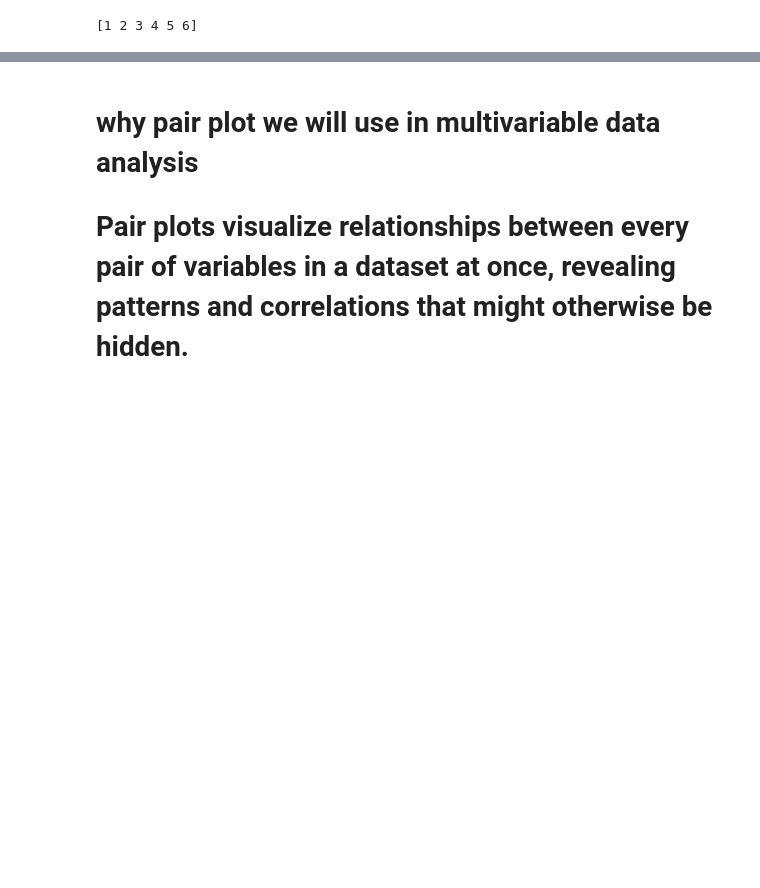
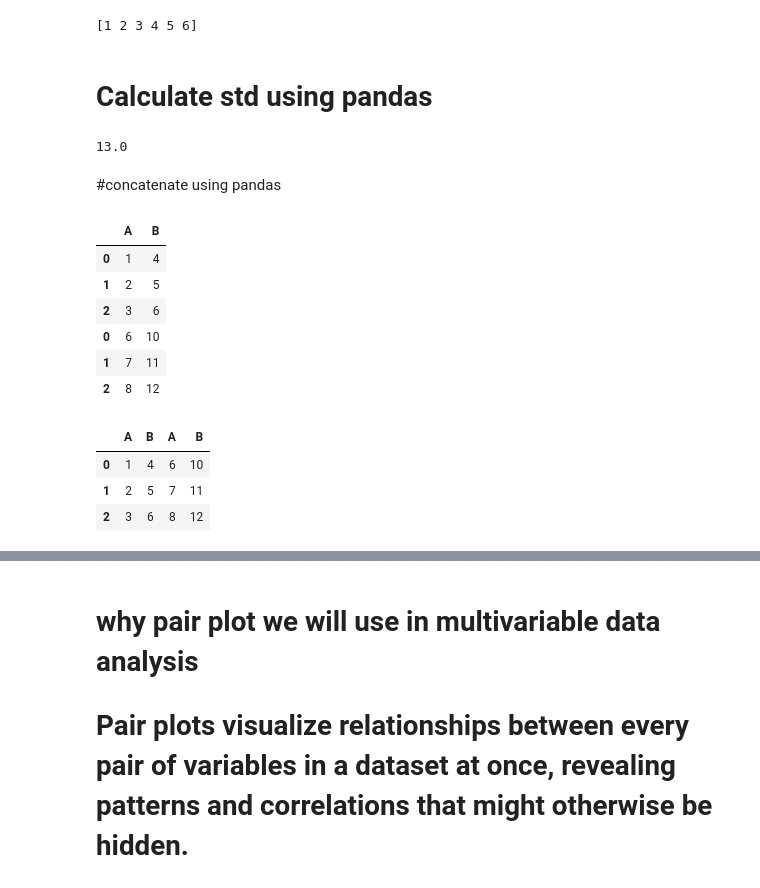
Before and after one commit to adas754/innomatics_task, a Jupyter notebook: interview_question.ipynb, the cells around one changed output, grey strips where cells are left out. Cells and saved outputs as stored; diff of their text form; code cells hidden in the pictures; blank space fills up the shorter version.

```diff
--- a/interview_question.ipynb
+++ b/interview_question.ipynb
@@ -390,3 +409,43 @@ d = np.hstack((a, b))
 print(d)
 # %% [output]
 [1 2 3 4 5 6]
+# %% [markdown]
+# Calculate std using pandas
+# %%
+import pandas as pd
+data=pd.DataFrame({'values':[34,56,57]})
+std_dev=data['values'].std()
+print(std_dev)
+# %% [output]
+13.0
+# %% [markdown]
+#concatenate using pandas
+# %%
+import pandas as pd
+data1={'A':[1,2,3],'B':[4,5,6]}
+data2={'A':[6,7,8],'B':[10,11,12]}
+df1=pd.DataFrame(data1)
+df2=pd.DataFrame(data2)
+result=pd.concat([df1,df2],axis=0) # along rows
+result
+# %% [output]
+|  | A | B |
+| 0 | 1 | 4 |
+| 1 | 2 | 5 |
+| 2 | 3 | 6 |
+| 0 | 6 | 10 |
+| 1 | 7 | 11 |
+| 2 | 8 | 12 |
+# %%
+import pandas as pd
+data1={'A':[1,2,3],'B':[4,5,6]}
+data2={'A':[6,7,8],'B':[10,11,12]}
+df1=pd.DataFrame(data1)
+df2=pd.DataFrame(data2)
+result=pd.concat([df1,df2],axis=1) # along columns
+result
+# %% [output]
+|  | A | B | A | B |
+| 0 | 1 | 4 | 6 | 10 |
+| 1 | 2 | 5 | 7 | 11 |
+| 2 | 3 | 6 | 8 | 12 |
```
Also changed, not shown: parts of 19 cells of this notebook.
